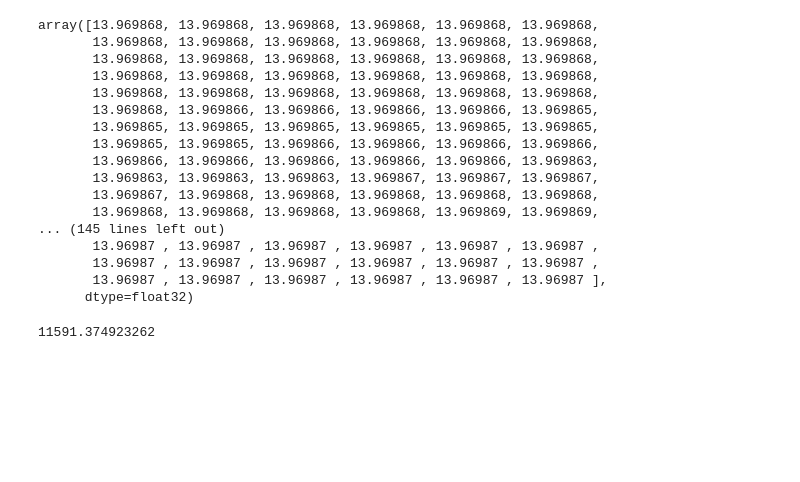
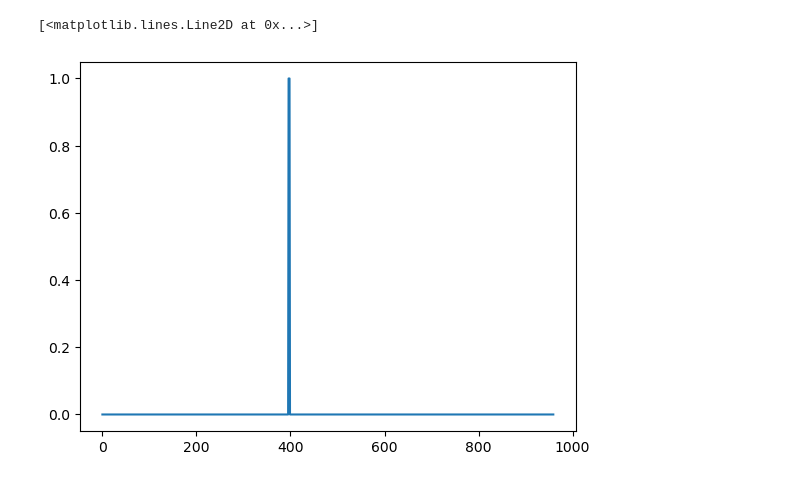
Before and after one commit to DataJakob/Various-School-Projects, a Jupyter notebook: Advanced Topics in Deep Learning/Feature_Enginneering.ipynb, the cells around one changed output. Drawn from its saved outputs; the diff is of its cells as text; code cells hidden in the pictures; blank space fills up the shorter version.

```diff
--- a/Advanced Topics in Deep Learning/Feature_Enginneering.ipynb
+++ b/Advanced Topics in Deep Learning/Feature_Enginneering.ipynb
@@ -104,8 +158,8 @@ plt.show()
 # %%
-# cols = ['a','b','c']
-# a =  [pred[i][0][0] for i in range(0,len(pred),1)]
-# b =  [pred[i][0][1] for i in range(0,len(pred),1)]
-# c =  [pred[i][0][2] for i in range(0,len(pred),1)]
+cols = ['a','b','c']
+a =  [pred[i][0][0] for i in range(0,len(pred),1)]
+b =  [pred[i][0][1] for i in range(0,len(pred),1)]
+c =  [pred[i][0][2] for i in range(0,len(pred),1)]
 
-# new_df =  pd.DataFrame([a,b,c])
-# new_df
+new_df =  pd.DataFrame([a,b,c])
+new_df.isnull().sum()
@@ -164,20 +178,0 @@ array([[[nan]],
-# %%
-trainPredict.flatten()
-# %% [output]
-array([13.969868, 13.969868, 13.969868, 13.969868, 13.969868, 13.969868,
-       13.969868, 13.969868, 13.969868, 13.969868, 13.969868, 13.969868,
-       13.969868, 13.969868, 13.969868, 13.969868, 13.969868, 13.969868,
-       13.969868, 13.969868, 13.969868, 13.969868, 13.969868, 13.969868,
-       13.969868, 13.969868, 13.969868, 13.969868, 13.969868, 13.969868,
-       13.969868, 13.969866, 13.969866, 13.969866, 13.969866, 13.969865,
-       13.969865, 13.969865, 13.969865, 13.969865, 13.969865, 13.969865,
-       13.969865, 13.969865, 13.969866, 13.969866, 13.969866, 13.969866,
-       13.969866, 13.969866, 13.969866, 13.969866, 13.969866, 13.969863,
-       13.969863, 13.969863, 13.969863, 13.969867, 13.969867, 13.969867,
-       13.969867, 13.969868, 13.969868, 13.969868, 13.969868, 13.969868,
-       13.969868, 13.969868, 13.969868, 13.969868, 13.969869, 13.969869,
-... (145 lines left out)
-       13.96987 , 13.96987 , 13.96987 , 13.96987 , 13.96987 , 13.96987 ,
-       13.96987 , 13.96987 , 13.96987 , 13.96987 , 13.96987 , 13.96987 ,
-       13.96987 , 13.96987 , 13.96987 , 13.96987 , 13.96987 , 13.96987 ],
-      dtype=float32)
@@ -186,4 +179,7 @@ from sklearn.metrics import mean_absolute_error as mae
-# %%
-mae(trainPredict.flatten(), y_train)
-# %% [output]
-11591.374923262
+# %%
+bol = new_df.isnull().sum()
+# %%
+plt.plot(bol)
+# %% [output]
+[<matplotlib.lines.Line2D at 0x...>]
+[figure, added]
```
Also changed, not shown: parts of 19 cells of this notebook.
